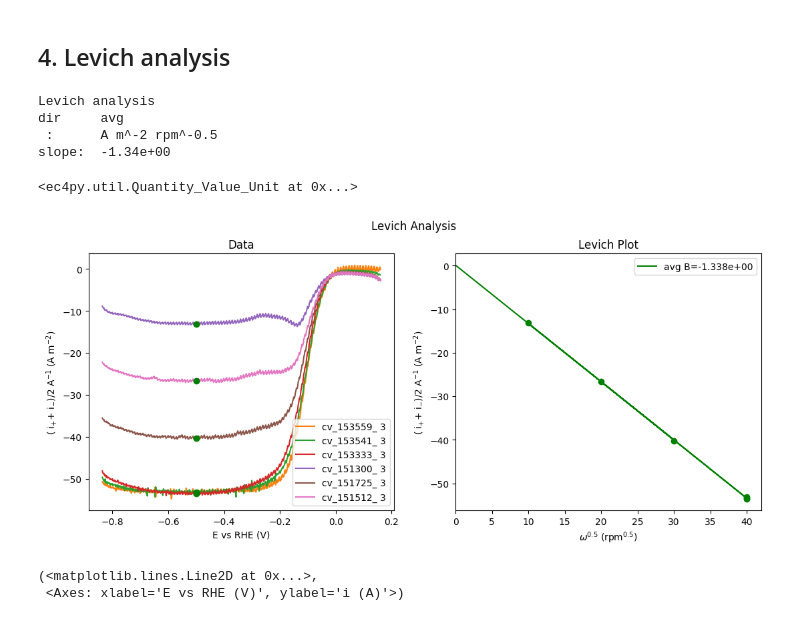
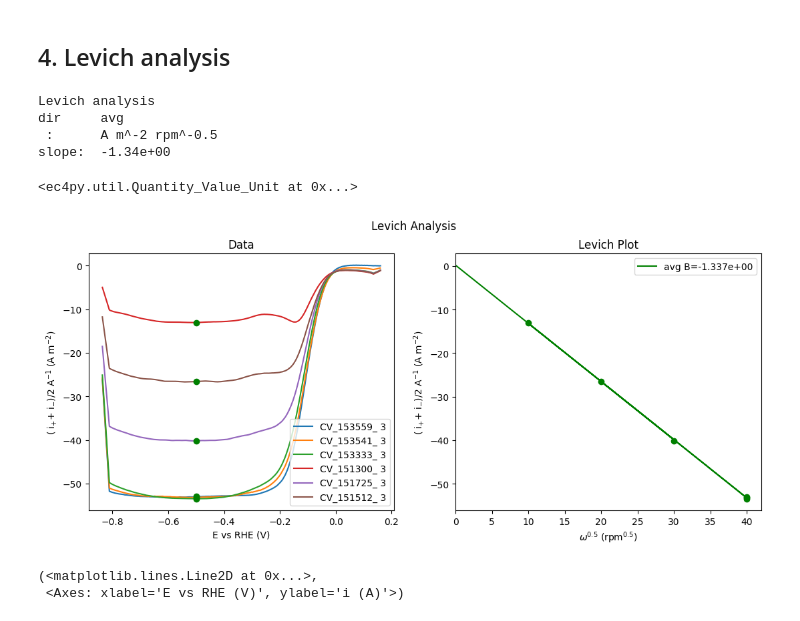
Before and after one commit to NordicEC/EC4py, a Jupyter notebook: dev/CV_Datas/Levich_Analysis_CV copy 2.ipynb, the cells around one changed output. Cells and saved outputs as stored; diff of their text form; code cells hidden in the pictures.

```diff
--- a/dev/CV_Datas/Levich_Analysis_CV copy 2.ipynb
+++ b/dev/CV_Datas/Levich_Analysis_CV copy 2.ipynb
@@ -74,14 +74,14 @@ bg_corr = CVs.bg_corr(path_to_dataSetFolder / "CV_144913_ 3.tdms" )
 ## 4. Levich analysis
 # %%
 lsvs=CVs.get_sweep(AVG)
-lsvs.Levich(-0.5, AREA)
+lsvs.Levich(-0.5, AREA,y_smooth=50)
 # %% [output]
 Levich analysis
 dir     avg
  :      A m^-2 rpm^-0.5
 slope:  -1.34e+00
 <ec4py.util.Quantity_Value_Unit at 0x...>
-[figure, old version]
+[figure, new version]
 # %%
 CVs[5].plot(y_smooth=5)
 # %% [output]
```
Also changed, not shown: parts of 7 cells of this notebook, 13 other files.
